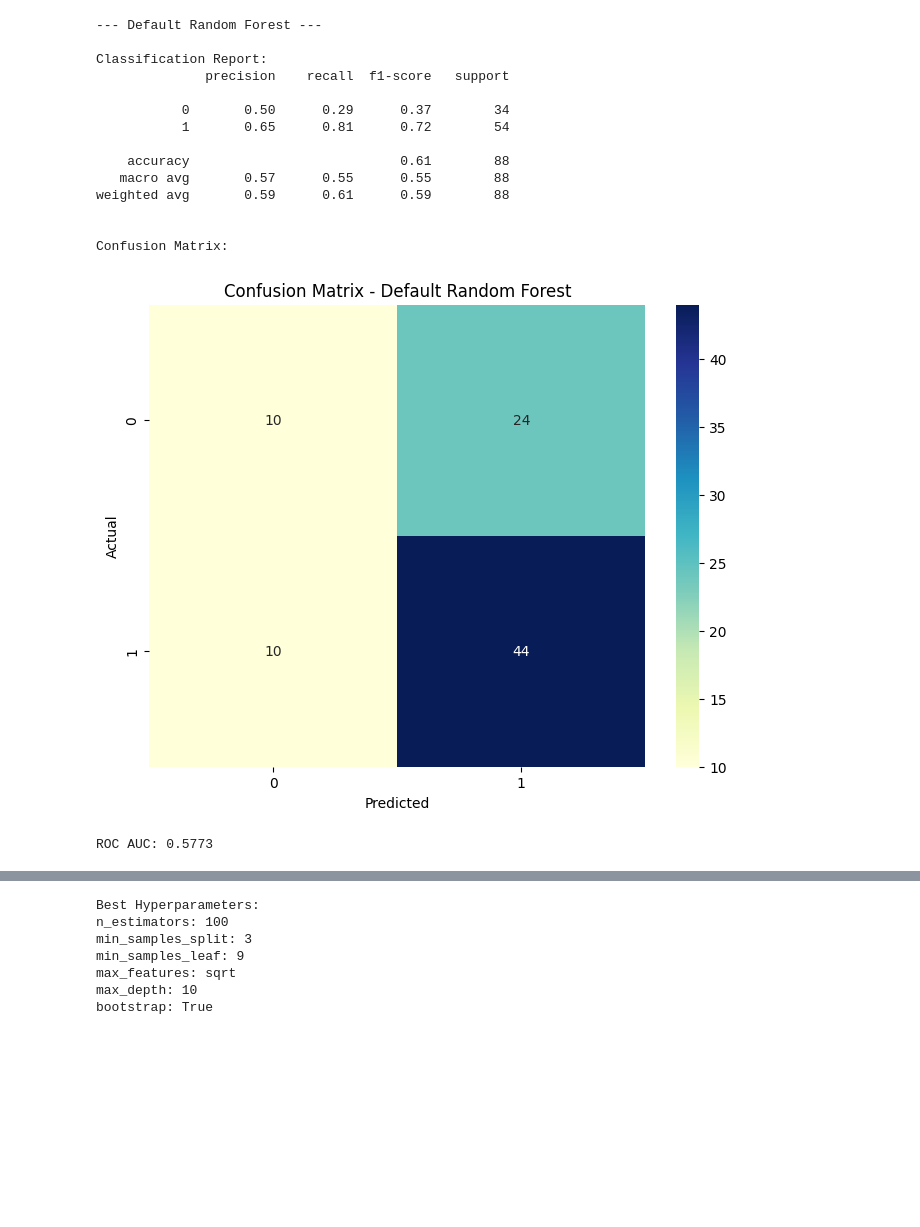
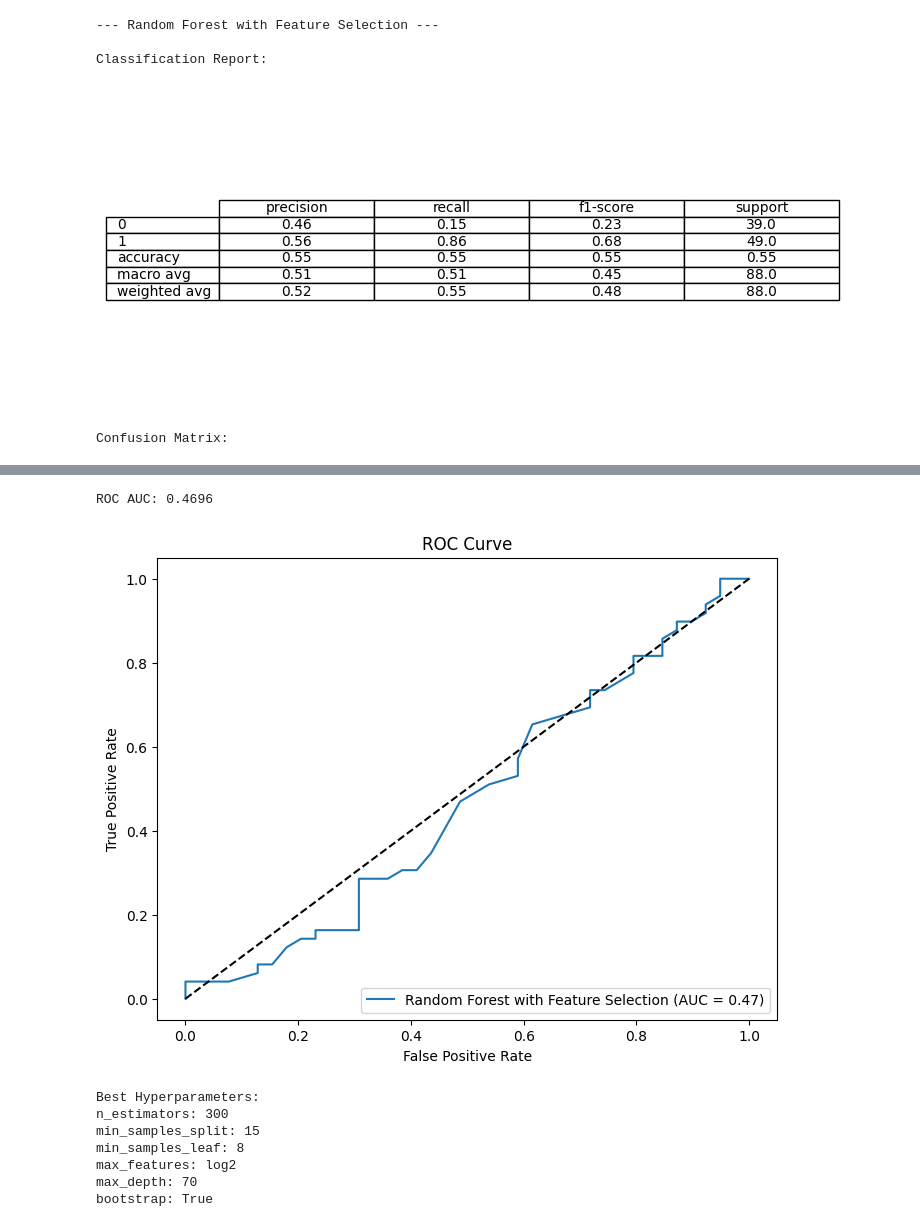
Before and after one commit to pallakk/RV-Prediction-Model-, a Jupyter notebook: random_forest.ipynb, the cells around one changed output, grey strips where cells are left out. Cells and saved outputs as stored; diff of their text form; code cells hidden in the pictures; blank space fills up the shorter version.

Commit message:
Changed data set to Close2AdmitData and ran Models - Tuned ROC_AUC= 0.52

```diff
--- a/random_forest.ipynb
+++ b/random_forest.ipynb
@@ -10,11 +13,11 @@ from sklearn.preprocessing import StandardScaler, LabelEncoder
 # %%
 # Load data
-data = pd.read_csv('patients_data_with_RVoutcomes.csv')
+data = pd.read_csv('Close2AdmitDataWithRV.csv')
 
 # Clean data
-data = data.dropna(subset=['Birthday', 'RV Dysfunction'])
+data = data.dropna(subset=['RV Dysfunction'])
 data = data[data['RV Dysfunction'] != '0']
 
-# Select features
-columns_to_exclude = ['patid', 'patkey', 'rhcId','RHCDate', 'TTEDate', 'AVr_str', 'PVr_str', 'TVr_str', 'MVr_str']
-data = data.drop(columns=columns_to_exclude)
+''' Select features
+columns_to_exclude = ['patid', 'patkey', 'TTEDate', 'AVr_str', 'PVr_str', 'TVr_str', 'MVr_str']
+'''
@@ -94,6 +145,8 @@ X = data.select_dtypes(include=[np.number]).drop(columns=['RV Dysfunction'], err
 from sklearn.impute import KNNImputer
 # Initialize the KNN imputer
 # You can adjust n_neighbors as needed
+X = X.replace([np.inf, -np.inf], np.nan)
+
 knn_imputer = KNNImputer(n_neighbors=5)
 
 # Get the feature names for later use
@@ -277,20 +328,10 @@ RandomForestClassifier(random_state=42)
 # %%
 rf_selected = RandomForestClassifier(random_state=42)
-train_and_evaluate(rf_selected, "Random Forest with Feature Selection", X_train_selected, y_train, X_test_selected, y_test)
+default_model = train_and_evaluate(rf_selected, "Random Forest with Feature Selection",
+                                  X_train_selected, y_train, X_test_selected, y_test)
 # %% [output]
---- Default Random Forest ---
+--- Random Forest with Feature Selection ---
 
 Classification Report:
-              precision    recall  f1-score   support
-
-           0       0.50      0.29      0.37        34
-           1       0.65      0.81      0.72        54
-
-    accuracy                           0.61        88
-   macro avg       0.57      0.55      0.55        88
-weighted avg       0.59      0.61      0.59        88
-
-
-Confusion Matrix:
-[figure, old version]
+[figure, new version]
-ROC AUC: 0.5773
+Confusion Matrix:
@@ -298,6 +339,9 @@ ROC AUC: 0.5773
+ROC AUC: 0.4696
+[figure, added]
 # %%
-# Tune hyperparameters for the Random Forest model
-best_model, best_params = tune_hyperparameters(X_train_selected, y_train)
+# Tune hyperparameters on the selected features
+best_model, best_params = tune_hyperparameters_with_feature_selection(
+    X_train_selected, y_train, selected_features)
 
 # Print the best hyperparameters
 print("Best Hyperparameters:")
@@ -305,10 +349,10 @@ for param, value in best_params.items():
     print(f"{param}: {value}")
 # %% [output]
 Best Hyperparameters:
-n_estimators: 100
-min_samples_split: 3
-min_samples_leaf: 9
-max_features: sqrt
-max_depth: 10
+n_estimators: 300
+min_samples_split: 15
+min_samples_leaf: 8
+max_features: log2
+max_depth: 70
 bootstrap: True
 # %%
```
Also changed, not shown: parts of 16 cells of this notebook, 7 other files.
